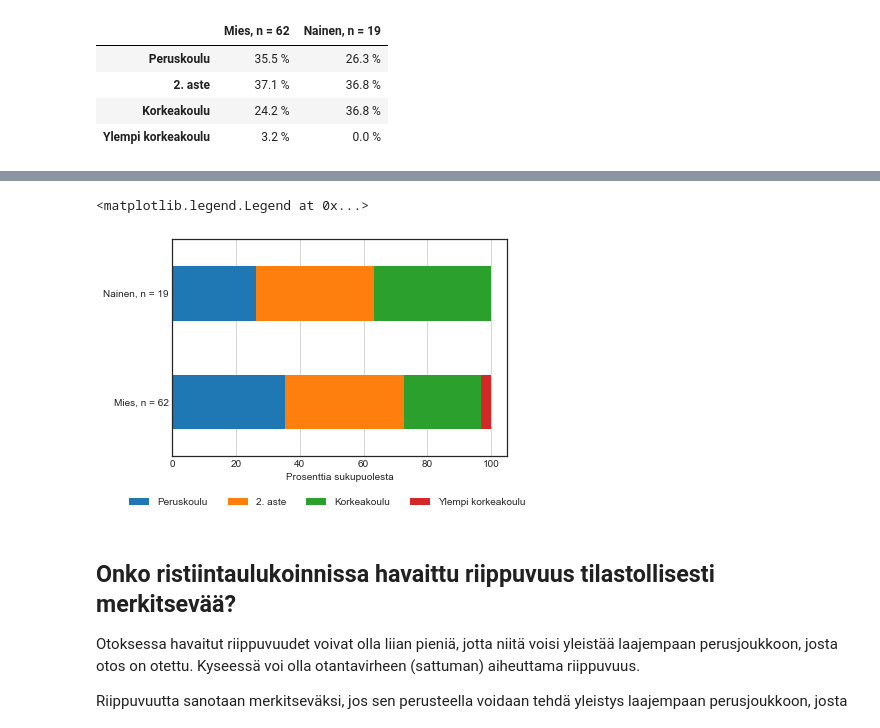
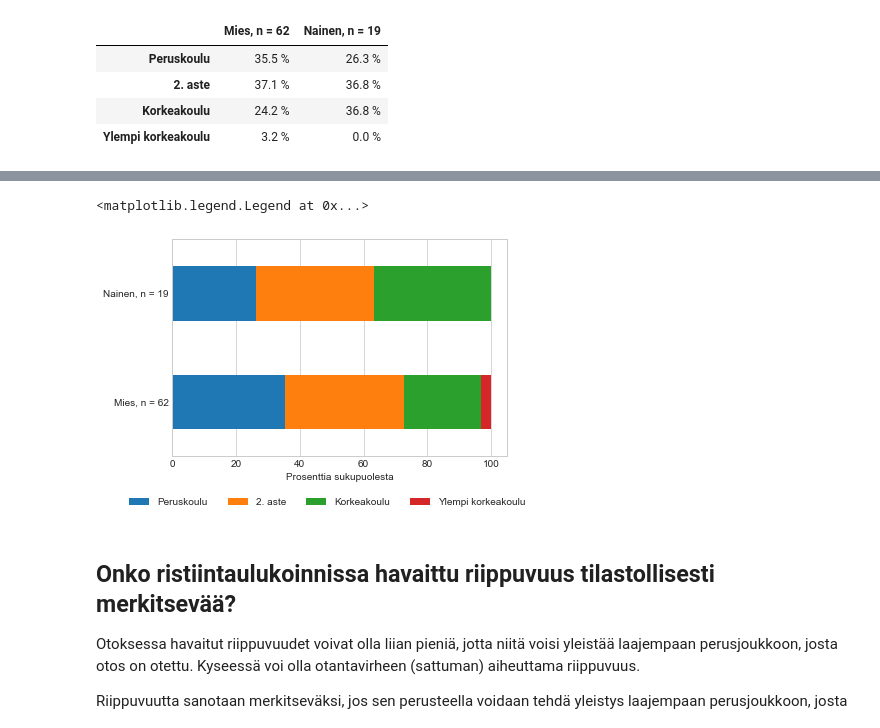
Before and after one commit to taanila/selittava, a Jupyter notebook: ristiintaulukointi.ipynb, the cells around one changed output, grey strips where cells are left out. Drawn from its saved outputs; the diff is of its cells as text; code cells hidden in the pictures.

```diff
--- a/ristiintaulukointi.ipynb
+++ b/ristiintaulukointi.ipynb
@@ -11,7 +11,7 @@ Kahden kategorisen muuttujan riippuvuutta voin tarkastella ristiintaulukoinnin a
 import pandas as pd
 import matplotlib.pyplot as plt
 
-plt.style.use('seaborn-white')
+plt.style.use('seaborn-whitegrid')
 # %%
 df = pd.read_excel('http://taanila.fi/data1.xlsx')
 df
@@ -64,17 +78,13 @@ df2.style.format('{:.1f} %')
 | Korkeakoulu | 24.2 % | 36.8 % |
 | Ylempi korkeakoulu | 3.2 % | 0.0 % |
 # %%
-# Tässä edellinen n-arvoilla täydennettynä
-
-df3 = pd.crosstab(df['koulutus'], df['sukup'], normalize='columns') * 100
-df3.index = koulutus
-df3.columns = sukup
+# Edellinen n-arvoilla täydennettynä
 
 # Lukumäärätaulukosta (df1) n-arvot sarakeotsikoihin
-for sarake in df3.columns:
-    df3 = df3.rename(columns={sarake:f'{sarake}, n = {df1[sarake].sum()}'})
+for sarake in df2.columns:
+    df2 = df2.rename(columns={sarake:f'{sarake}, n = {df1.loc["Yhteensä", sarake]}'})
 
-df3.style.format('{:.1f} %')
+df2.style.format('{:.1f} %')
 # %% [output]
 |  | Mies, n = 62 | Nainen, n = 19 |
 | Peruskoulu | 35.5 % | 26.3 % |
@@ -95,19 +94,18 @@ plt.grid(axis='x')
 # %%
 # Edellinen 100 % pinottuina vaakapylväinä
 # T vaihtaa taulukon rivit ja sarakkeet (kaavion arvosarjat ja kategoriat) päittäin
-df3.T.plot.barh(stacked=True)
+df2.T.plot.barh(stacked=True)
 
 # x-akselin otsikko
 plt.xlabel('Prosenttia sukupuolesta')
 
-# Pystysuuntainen taustaviivoitus
-plt.grid(axis='x')
+plt.grid(axis='y')
 
 # Selitteen sijoittelu suhteessa origoon, selitteitä 4 vierekkäin
 plt.legend(loc=(-0.14, -0.25), ncol=4)
 # %% [output]
 <matplotlib.legend.Legend at 0x...>
-[figure, old version]
+[figure, new version]
 # %% [markdown]
 ## Onko ristiintaulukoinnissa havaittu riippuvuus tilastollisesti merkitsevää?
 
```
Also changed, not shown: parts of 5 cells of this notebook.
